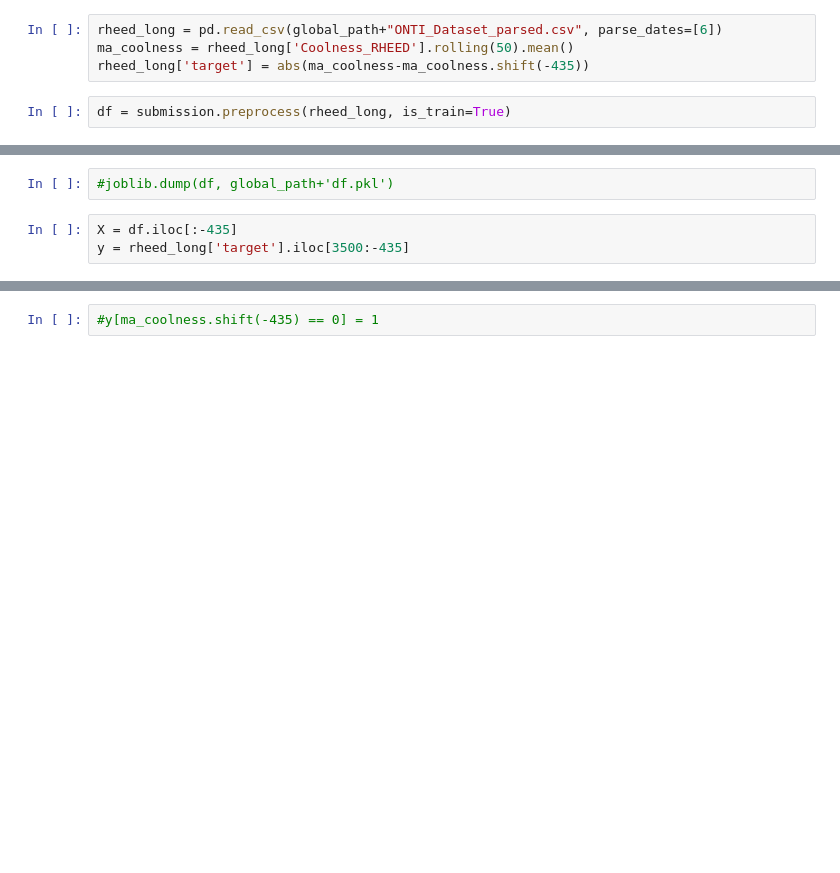
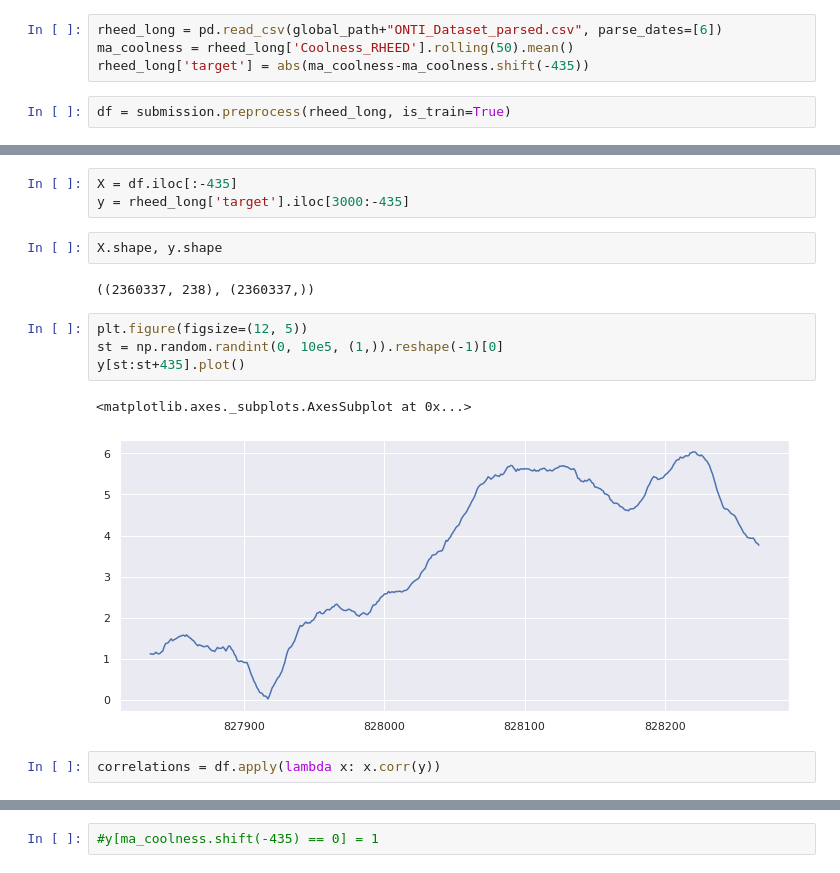
Before and after one commit to Gaussiandra/bdimo21, a Jupyter notebook: new15_32.ipynb, the cells around one changed output, grey strips where cells are left out. Saved outputs shown, nothing was run; the diff lists cells and outputs as text; blank space fills up the shorter version.

```diff
--- a/new15_32.ipynb
+++ b/new15_32.ipynb
@@ -101,5 +108,16 @@ df
-# %%
-#joblib.dump(df, global_path+'df.pkl')
 # %%
 X = df.iloc[:-435]
-y = rheed_long['target'].iloc[3500:-435]
+y = rheed_long['target'].iloc[3000:-435]
+# %%
+X.shape, y.shape
+# %% [output]
+((2360337, 238), (2360337,))
+# %%
+plt.figure(figsize=(12, 5))
+st = np.random.randint(0, 10e5, (1,)).reshape(-1)[0]
+y[st:st+435].plot()
+# %% [output]
+<matplotlib.axes._subplots.AxesSubplot at 0x...>
+[figure, added]
+# %%
+correlations = df.apply(lambda x: x.corr(y))
```
Also changed, not shown: parts of 9 cells of this notebook.
